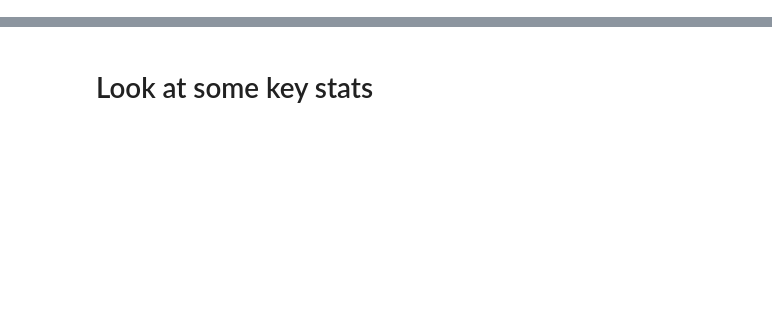
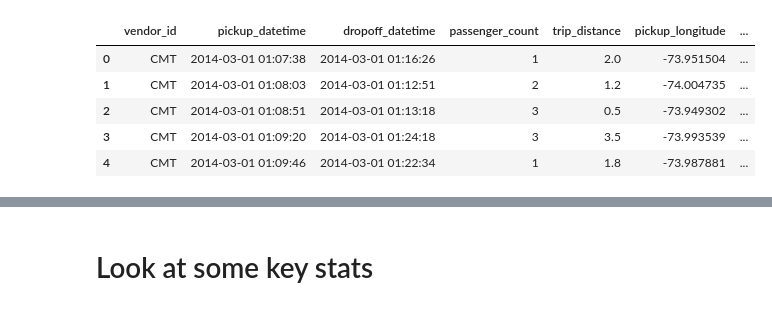
Before and after one commit to JohnZed/odsc-west-2020, a Jupyter notebook: NYCTaxi-Tutorial-Blank.ipynb, the cells around one changed output, grey strips where cells are left out. Drawn from its saved outputs; the diff is of its cells as text; code cells hidden in the pictures; blank space fills up the shorter version.

```diff
--- a/NYCTaxi-Tutorial-Blank.ipynb
+++ b/NYCTaxi-Tutorial-Blank.ipynb
@@ -25,0 +29,9 @@ df.head()
+# %%
+base_path = '../../data/nyc-taxi/'
+# %%
+%%time
+# Pandas
+
+df_2014 = pd.read_csv(base_path+'2014/yellow_tripdata_2014-03.csv')
+df_2014.head()
+# %% [output]
@@ -26,2 +40,8 @@ df.head()
+|  | vendor_id | pickup_datetime | dropoff_datetime | passenger_count | trip_distance | pickup_longitude | ... |
+| 0 | CMT | 2014-03-01 01:07:38 | 2014-03-01 01:16:26 | 1 | 2.0 | -73.951504 | ... |
+| 1 | CMT | 2014-03-01 01:08:03 | 2014-03-01 01:12:51 | 2 | 1.2 | -74.004735 | ... |
+| 2 | CMT | 2014-03-01 01:08:51 | 2014-03-01 01:13:18 | 3 | 0.5 | -73.949302 | ... |
+| 3 | CMT | 2014-03-01 01:09:20 | 2014-03-01 01:24:18 | 3 | 3.5 | -73.993539 | ... |
+| 4 | CMT | 2014-03-01 01:09:46 | 2014-03-01 01:22:34 | 1 | 1.8 | -73.987881 | ... |
 # %%
 %%time
```
Also changed, not shown: parts of 65 cells of this notebook, 1 other file.
